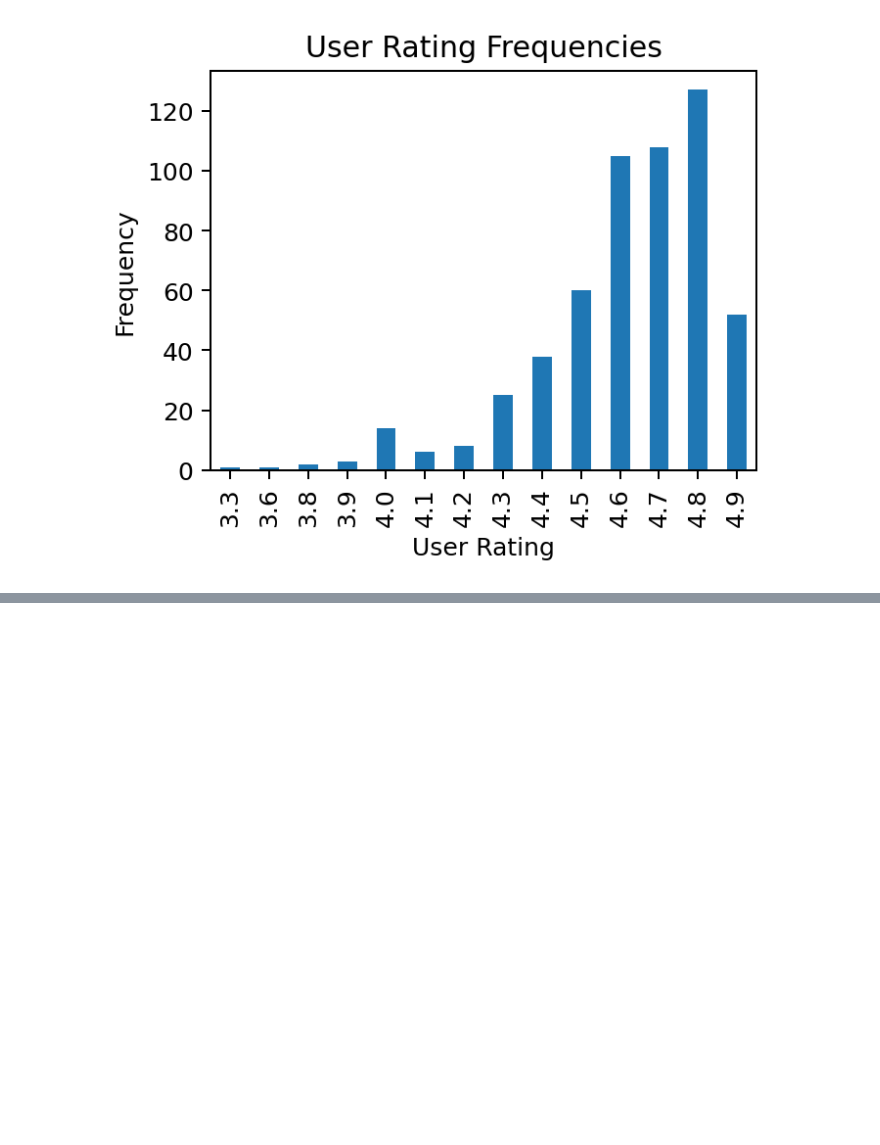
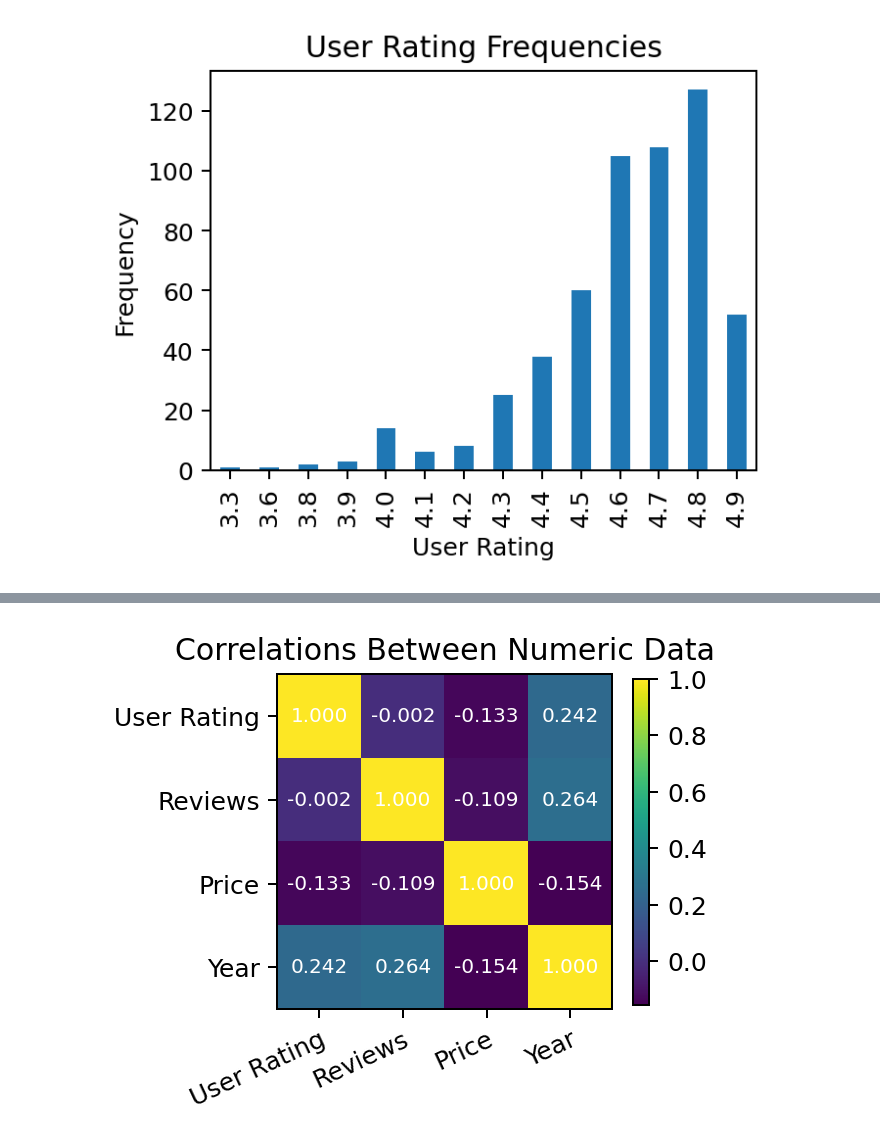
Before and after one commit to exw4141/bestselling-books-eda, a Jupyter notebook: bestselling-books-eda.ipynb, the cells around one changed output, grey strips where cells are left out. Cells and saved outputs as stored; diff of their text form; code cells hidden in the pictures; blank space fills up the shorter version.

Commit message:
Created annotated heatmap to check if there are correlations between the numeric data

```diff
--- a/bestselling-books-eda.ipynb
+++ b/bestselling-books-eda.ipynb
@@ -94,0 +106,21 @@ plt.show()
+# %%
+numerical_df = df.select_dtypes(include=[np.number])
+
+plt.figure(figsize=(3,3), dpi=180)
+
+heatmap = plt.imshow(numerical_df.corr())
+
+plt.title('Correlations Between Numeric Data')
+
+plt.xticks(ticks=np.arange(len(numerical_df.columns)), labels=numerical_df.columns, rotation=25, ha='right', rotation_mode='anchor')
+plt.yticks(ticks=np.arange(len(numerical_df.columns)), labels=numerical_df.columns)
+
+for i in range(len(numerical_df.columns)):
+    for j in range(len(numerical_df.columns)):
+        plt.text(i, j, '%.3f' % numerical_df.corr().iloc[i, j], size=8, color='white', va='center', ha='center')
+
+plt.colorbar(heatmap, shrink=0.80)
+
+plt.show()
+# %% [output]
+[figure, added]
```
Also changed, not shown: parts of 3 cells of this notebook.
